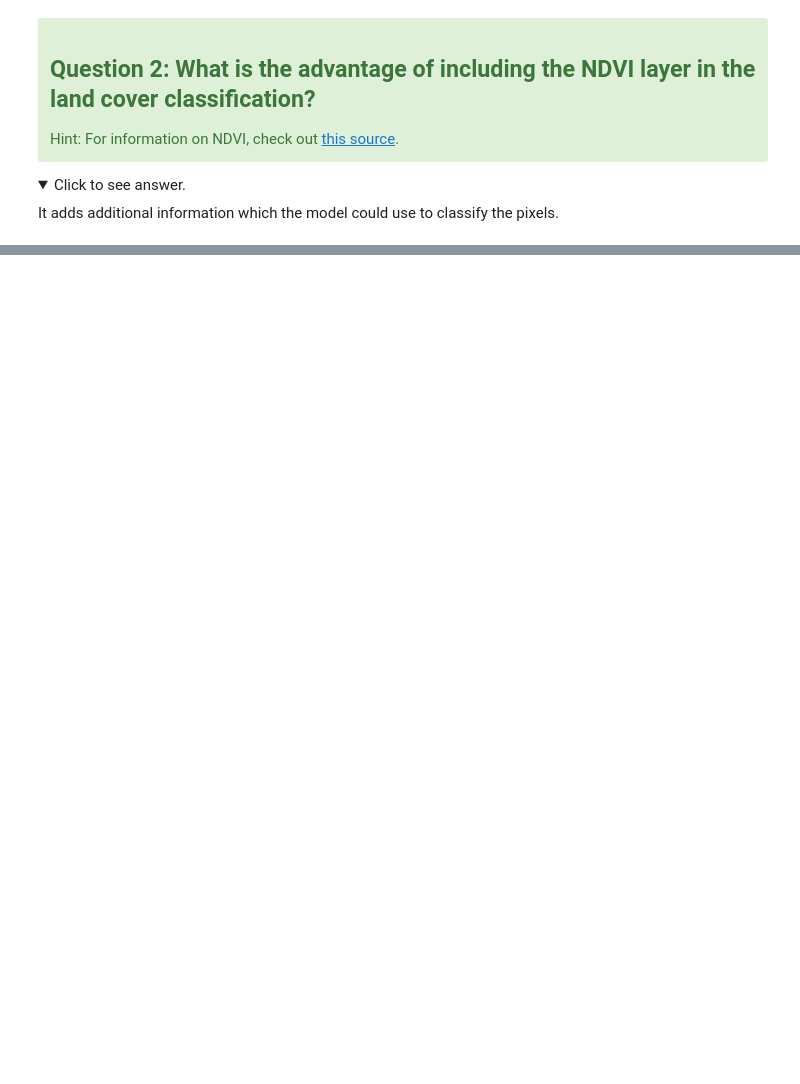
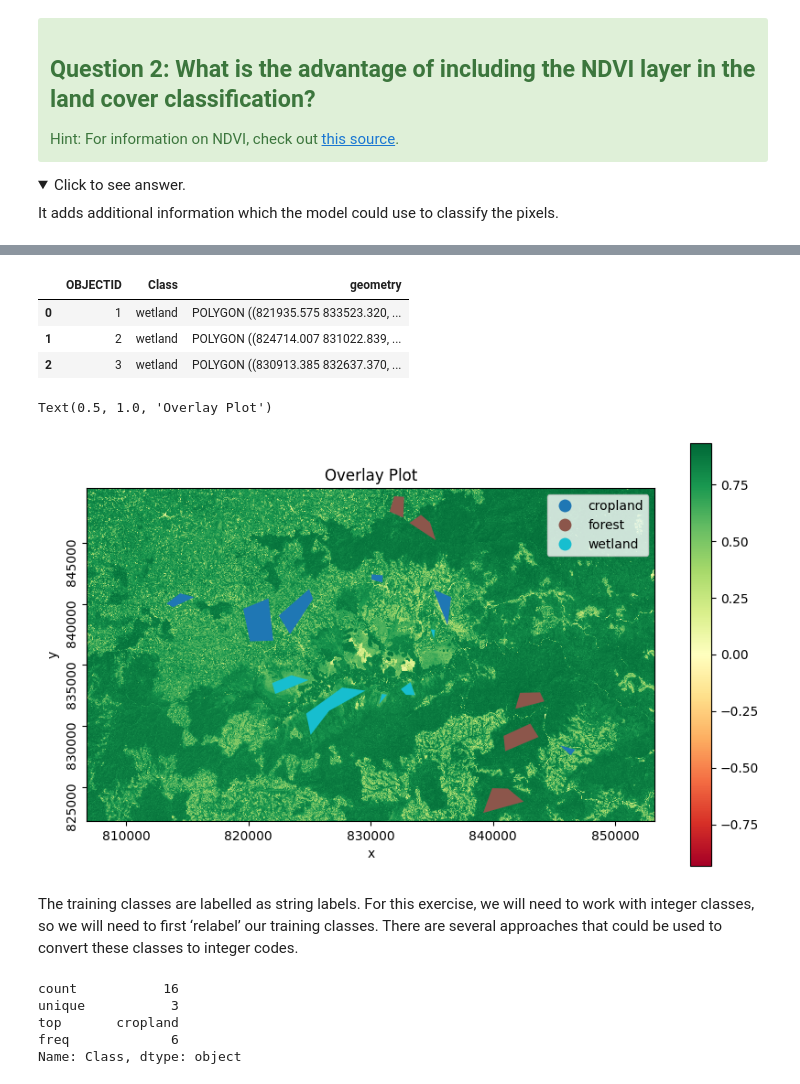
Before and after one commit to amrirasyidi/AdvancedRasterAnalysis, a Jupyter notebook: python/notebook.ipynb, the cells around one changed output, grey strips where cells are left out. Cells and saved outputs as stored; diff of their text form; code cells hidden in the pictures; folded sections open; blank space fills up the shorter version.

Commit message:
continue with raster extraction

```diff
--- a/python/notebook.ipynb
+++ b/python/notebook.ipynb
@@ -28,9 +31,13 @@ import earthpy.plot as ep
 from scipy.stats import pearsonr
 # %%
 ROOT_DIR = Path(os.getcwd()).parent
+DATA_DIR = ROOT_DIR / 'data'
+
+PYTHON_DIR = ROOT_DIR / 'python'
+PYTHON_DATA_DIR = PYTHON_DIR / 'data'
 # %%
-raster_path = ROOT_DIR / 'S2B2A_T36NZP_20201227T075239_20m_gewata_crop.tif' # the path to your imagery (raster)
-bands_file_path = ROOT_DIR / "S2B2A_T36NZP_20201227T075239_20m_gewata_bands.txt"
+raster_path = PYTHON_DATA_DIR / 'S2B2A_T36NZP_20201227T075239_20m_gewata_crop.tif' # the path to your imagery (raster)
+bands_file_path = PYTHON_DATA_DIR / "S2B2A_T36NZP_20201227T075239_20m_gewata_bands.txt"
 # %% [markdown]
 # Data exploration
 Download the data to your computer and open your preferred R IDE to the directory of this tutorial.
@@ -170,3 +219,6 @@ red_band = gewata.sel(band="B04")
 
 # Calculate NDVI
 ndvi = (nir_band - red_band) / (nir_band + red_band)
+
+# Add a 'band' coordinate to the NDVI DataArray
+ndvi = ndvi.expand_dims({'band': ['NDVI']}, axis=0)
@@ -191,0 +288,39 @@ It adds additional information which the model could use to classify the pixels.
+# %%
+training_label = gpd.read_file(DATA_DIR / 'trainingPoly.csv')
+training_label = training_label.drop(columns='WKT') # Drop WKT column as it is redundant with geometry column
+training_label.head(3)
+# %% [output]
+|  | OBJECTID | Class | geometry |
+| 0 | 1 | wetland | POLYGON ((821935.575 833523.320, ... |
+| 1 | 2 | wetland | POLYGON ((824714.007 831022.839, ... |
+| 2 | 3 | wetland | POLYGON ((830913.385 832637.370, ... |
+# %%
+# Plot NDVI
+fig, ax = plt.subplots(figsize=(10, 6))
+
+ndvi.squeeze().plot.imshow(ax=ax, cmap='RdYlGn')
+training_label.plot(
+    column='Class',
+    legend=True,
+    ax=ax
+    )
+
+plt.yticks(rotation=90) # Reorient y-axis tick labels
+plt.title('Overlay Plot')
+# %% [output]
+Text(0.5, 1.0, 'Overlay Plot')
+[figure, added]
+# %% [markdown]
+The training classes are labelled as string labels. For this exercise, we will need to work with integer classes, so we will need to first ‘relabel’ our training classes. There are several approaches that could be used to convert these classes to integer codes.
+# %%
+# Convert the 'Class' column to a categorical dtype (factor in R)
+training_label['Class'] = training_label['Class'].astype('category')
+
+# Check summary statistics of the 'Class' column after conversion
+training_label['Class'].describe()
+# %% [output]
+count           16
+unique           3
+top       cropland
+freq             6
+Name: Class, dtype: object
```
Also changed, not shown: parts of 16 cells of this notebook.
